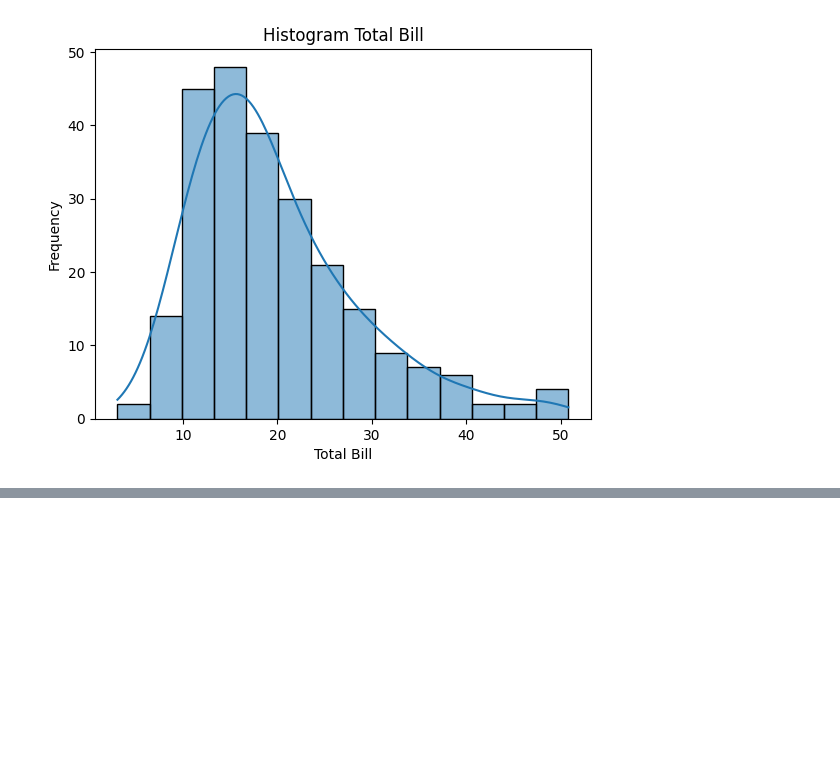
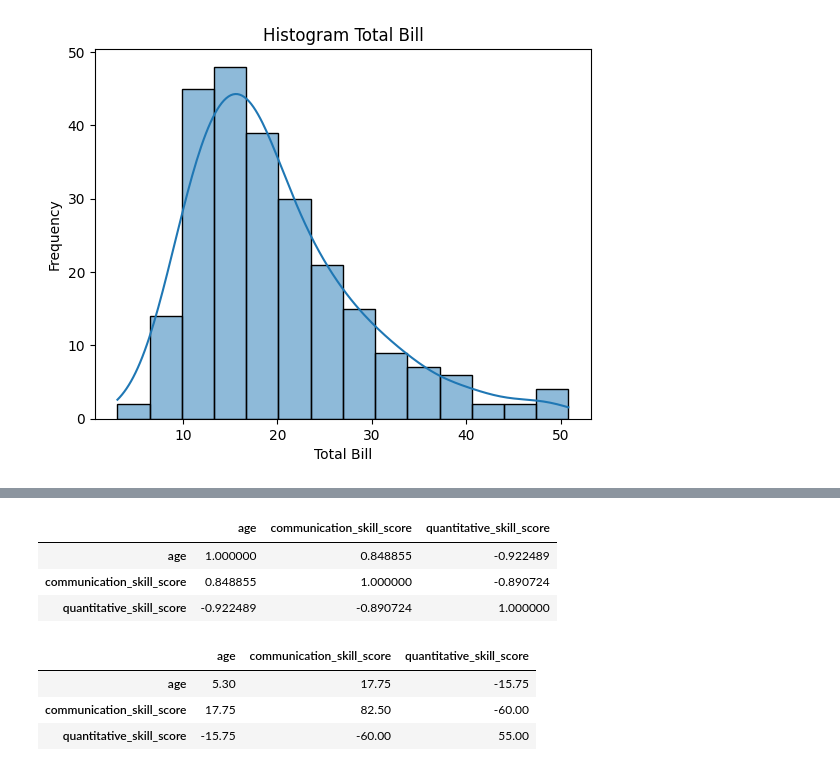
Before and after one commit to Rasio09/PortofolioData, a Jupyter notebook: python/library/pengolahan_data.ipynb, the cells around one changed output, grey strips where cells are left out. Cells and saved outputs as stored; diff of their text form; code cells hidden in the pictures; blank space fills up the shorter version.

```diff
--- a/python/library/pengolahan_data.ipynb
+++ b/python/library/pengolahan_data.ipynb
@@ -70,0 +146,39 @@ plt.show()
+# %%
+# MENGHITUNG KORELASI
+# UNTUK MENCARI RELASI ANTAR VARIABEL ATAU FEATURE
+import pandas as pd
+
+sample_data = {
+    'name': ['John', 'Alia', 'Ananya', 'Steve', 'Ben'],
+    'age': [24, 22, 23, 25, 28],
+    'communication_skill_score': [85, 70, 75, 90, 90],
+    'quantitative_skill_score': [80, 90, 80, 75, 70]
+}
+
+df = pd.DataFrame(sample_data)
+
+df.corr(numeric_only=True)
+# %% [output]
+|  | age | communication_skill_score | quantitative_skill_score |
+| age | 1.000000 | 0.848855 | -0.922489 |
+| communication_skill_score | 0.848855 | 1.000000 | -0.890724 |
+| quantitative_skill_score | -0.922489 | -0.890724 | 1.000000 |
+# %%
+# MENGHITUNG KOVARIANCE
+import pandas as pd
+
+sample_data = {
+    'name': ['John', 'Alia', 'Ananya', 'Steve', 'Ben'],
+    'age': [24, 22, 23, 25, 28],
+    'communication_skill_score': [85, 70, 75, 90, 90],
+    'quantitative_skill_score': [80, 90, 80, 75, 70]
+}
+
+df = pd.DataFrame(sample_data)
+
+df.cov(numeric_only=True)
+# %% [output]
+|  | age | communication_skill_score | quantitative_skill_score |
+| age | 5.30 | 17.75 | -15.75 |
+| communication_skill_score | 17.75 | 82.50 | -60.00 |
+| quantitative_skill_score | -15.75 | -60.00 | 55.00 |
```
Also changed, not shown: parts of 3 cells of this notebook.
